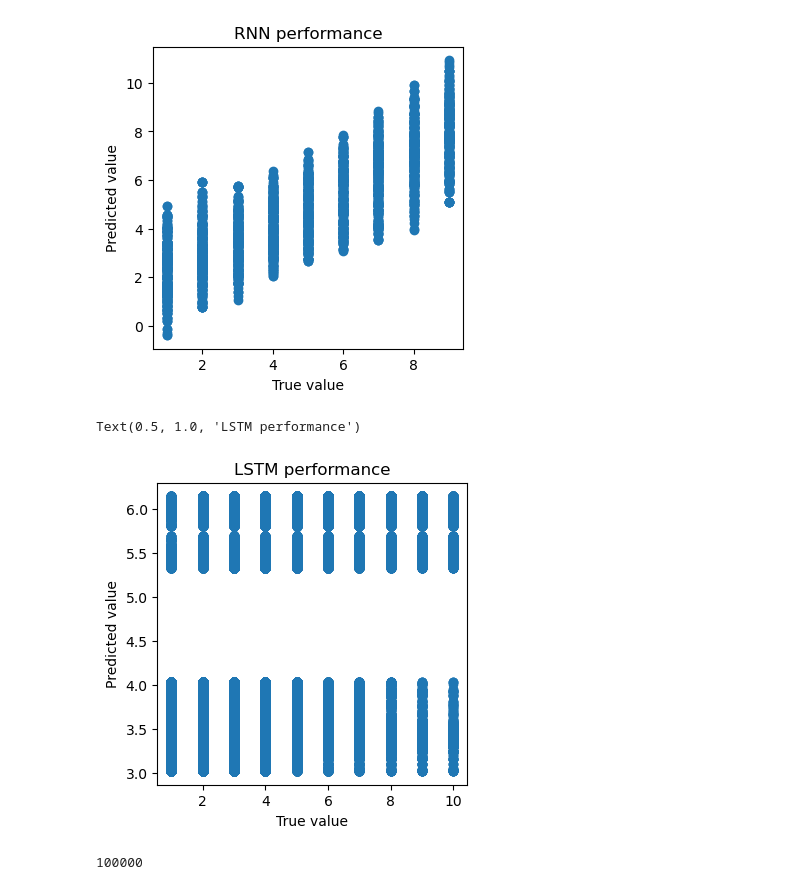
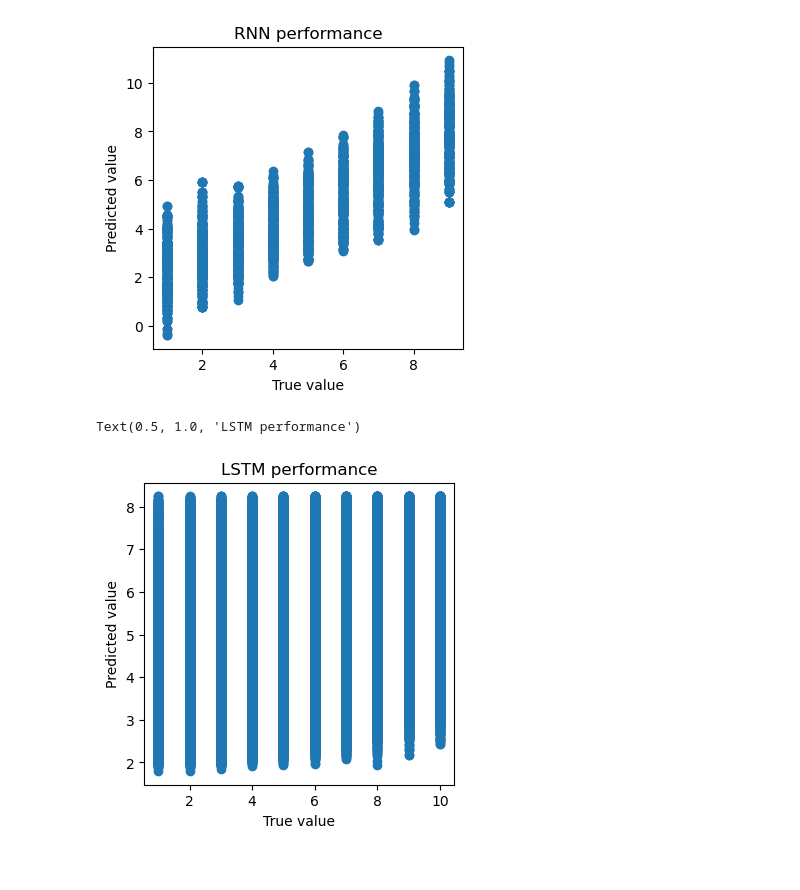
Before and after one commit to evanrussek/RNNs, a Jupyter notebook: scratch_op_sim.ipynb, the cells around one changed output. Saved outputs shown, nothing was run; the diff lists cells and outputs as text; code cells hidden in the pictures.

```diff
--- a/scratch_op_sim.ipynb
+++ b/scratch_op_sim.ipynb
@@ -278,6 +278,7 @@ def train_with_int_tests(model, train_sim_data, test_sim_data, criterion, optimi
     n_batches = int(np.round(n_total_seq/batch_size));
 
     loss_res = []
+    train_loss_res = []
 
     for batch_idx in range(n_batches):
 
@@ -313,17 +314,20 @@ def train_with_int_tests(model, train_sim_data, test_sim_data, criterion, optimi
         optimizer.step()  # Step ⑤
 
         if ((batch_idx % 500) == 0) & (batch_idx > 1001):
-            loss = test(model, test_data_sim, criterion, device, batch_size, n_total_seq)
-            loss_res.append(loss)
+            test_loss = test(model, test_data_sim, criterion, device, batch_size, n_total_seq)
+            loss_res.append(test_loss)
+
+            train_loss_res.append(loss.item())
 
             clear_output(wait=False)
             plt.figure(figsize=(5,5))
             plt.plot(range(len(loss_res)), loss_res)
+            plt.plot(range(len(train_loss_res)), train_loss_res)
             plt.xlabel('# seq (x 500)')
             plt.ylabel('loss')
             plt.show();
 
-            print('batch num' + str(batch_idx) + ' loss: ' + str(loss))
+            print('batch num' + str(batch_idx) + ' loss: ' + str(test_loss))
 
 
     #return num_correct, loss.item()
@@ -417,17 +421,17 @@ print("--- %s seconds ---" % (time.time() - start_time))
 # %%
 # Setup the training and test data generators
 batch_size     = 32
-n_total_seq = 100000
+n_total_seq = 500000
 
 # Setup the RNN and training settings
 input_size  = 3 # this is the length of the input vector? #train_data_gen.n_symbols
-hidden_size = 20
+hidden_size = 100
 output_size = 3 # this is the leågth of the output vector #train_data_gen.n_classes
 model       = SimpleLSTM(input_size, hidden_size, output_size)
 criterion   = torch.nn.MSELoss() # torch.nn.CrossEntropyLoss()
 # optimizer   = torch.optim.RMSprop(model.parameters(), lr=0.001)
 optimizer   = torch.optim.Adam(model.parameters(), lr=0.001)
-max_epochs  = 1
+max_epochs  = 10
 
 # Train the model
 # model = train_and_test(model, train_data_gen, test_data_gen, criterion, optimizer, max_epochs)
@@ -451,0 +448,2 @@ model_LSTM
+# %%
+model_LSTM = train_with_int_tests(model_LSTM[0], train_data_sim, test_data_sim, criterion, optimizer, device, batch_size, n_total_seq)
@@ -499,16 +500,14 @@ ax.set_title('RNN performance')
 Text(0.5, 1.0, 'RNN performance')
 [figure]
 # %%
-output_all_LSTM, target_all_LSTM = test_record_each_output(model_LSTM[0], test_data_sim, criterion, device, batch_size, n_total_seq)
+n_total_seq_vis = 1e5
+
+output_all_LSTM, target_all_LSTM = test_record_each_output(model_LSTM[0], test_data_sim, criterion, device, batch_size, n_total_seq_vis)
 fix,ax = plt.subplots(1,figsize = (4,4), dpi = 100)
 ax.plot(target_all_LSTM.flatten(), output_all_LSTM.flatten(), 'o')
 ax.set_xlabel('True value')
 ax.set_ylabel('Predicted value')
 ax.set_title('LSTM performance')
 # %% [output]
 Text(0.5, 1.0, 'LSTM performance')
-[figure, old version]
+[figure, new version]
-# %%
-len(output_all_LSTM)
-# %% [output]
-100000
```
Also changed, not shown: parts of 7 cells of this notebook, 3 other files.
